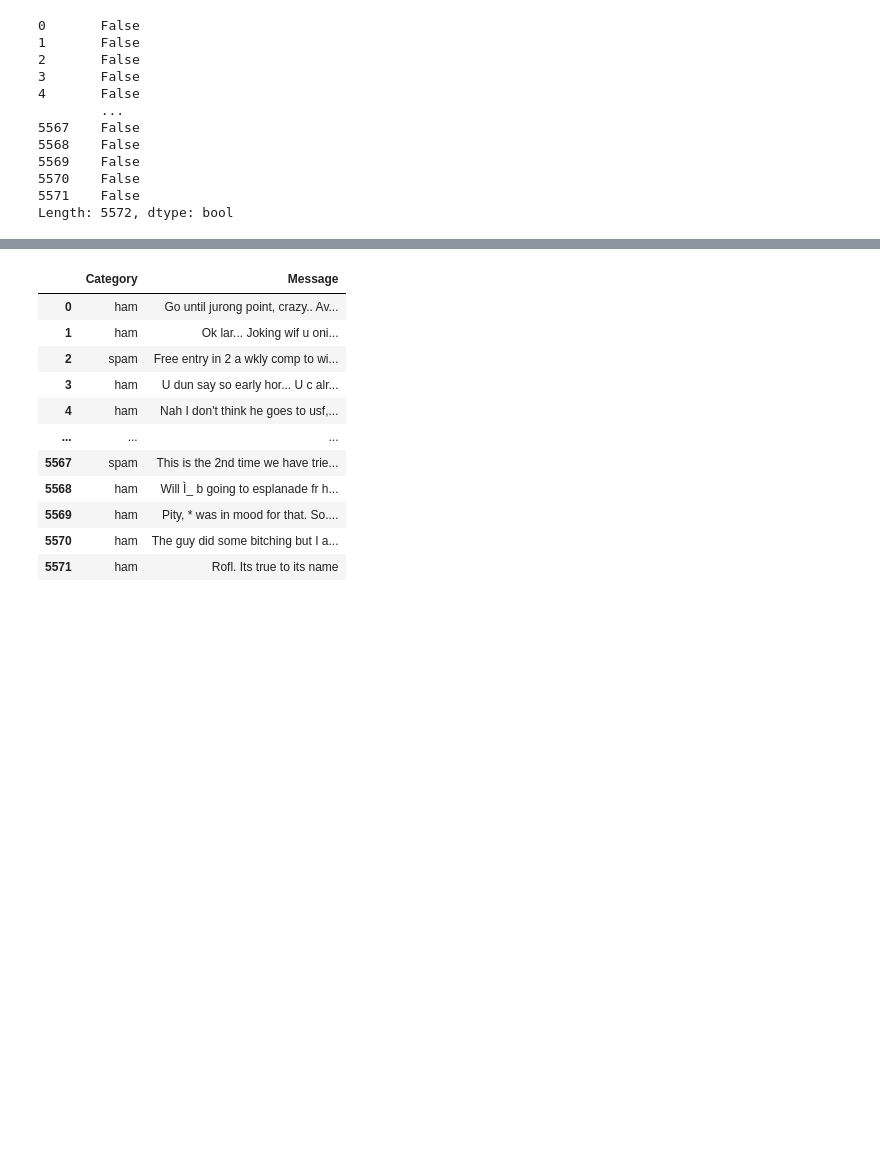
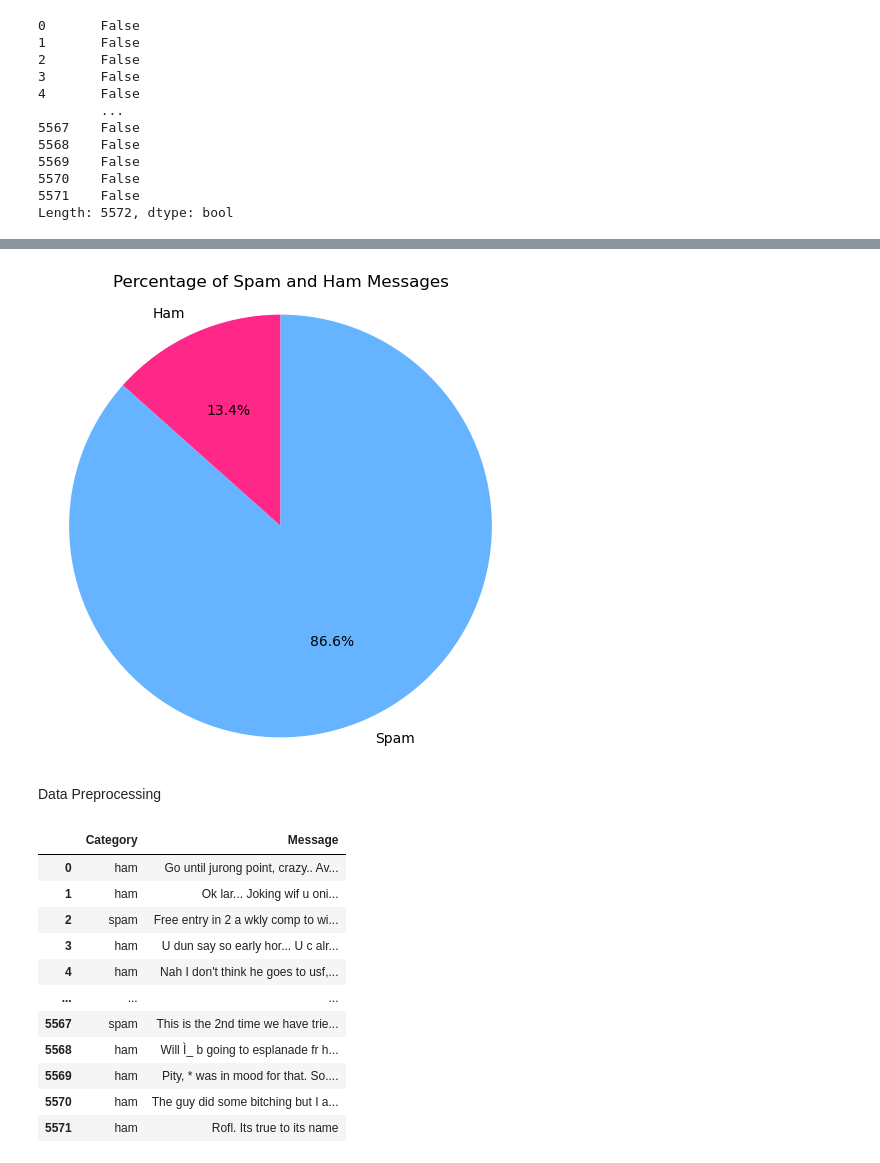
Before and after one commit to yashguptak/Code-Casa-Internship, a Jupyter notebook: Task1.ipynb, the cells around one changed output, grey strips where cells are left out. Saved outputs shown, nothing was run; the diff lists cells and outputs as text; code cells hidden in the pictures; blank space fills up the shorter version.

```diff
--- a/Task1.ipynb
+++ b/Task1.ipynb
@@ -91,3 +110,18 @@ Length: 5572, dtype: bool
+# %%
+spam_count = df['Category'].value_counts()[1]
+ham_count = df['Category'].value_counts()[0]
+plt.figure(figsize=(6, 6))
+Category = ['Ham', 'Spam']
+sizes = [ham_count, spam_count]
+colors = ['#ff2889', '#66b3ff']
+plt.pie(sizes, labels=Category, colors=colors, autopct='%1.1f%%', startangle=90)
+plt.title('Percentage of Spam and Ham Messages')
+plt.axis('equal')  # Equal aspect ratio ensures that pie is drawn as a circle.
+plt.show()
+# %% [output]
+[figure, added]
+# %% [markdown]
+Data Preprocessing
 # %%
 mailData=df.where((pd.notnull(df)),'')
 # %%
```
Also changed, not shown: parts of 8 cells of this notebook.
